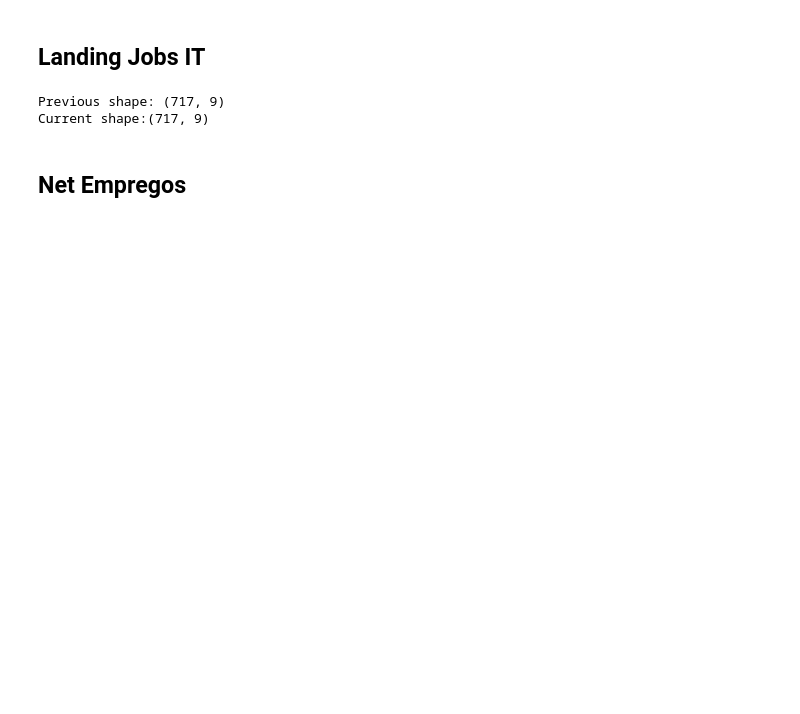
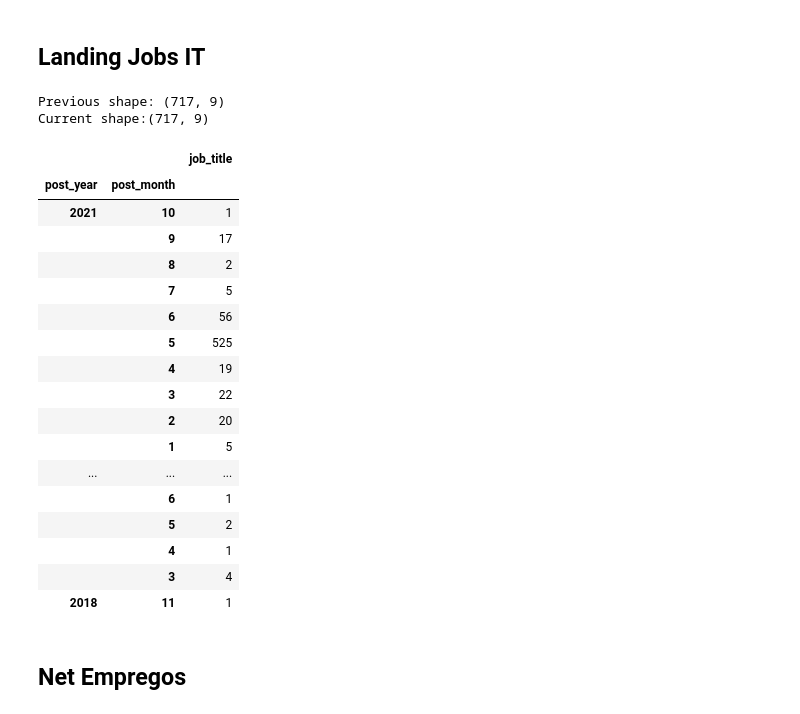
Before and after one commit to gilnribeiro/Work-Project, a Jupyter notebook: Thesis - Code/Data Cleaning/data_cleaning.ipynb, the cells around one changed output. Cells and saved outputs as stored; diff of their text form; code cells hidden in the pictures; blank space fills up the shorter version.

Commit message:
update data_cleaning

```diff
--- a/Thesis - Code/Data Cleaning/data_cleaning.ipynb
+++ b/Thesis - Code/Data Cleaning/data_cleaning.ipynb
@@ -230,7 +317,7 @@ landing_jobs_clean = (landing_jobs.
                     pipe(dropNullJobs).
                     pipe(postDatePreprocess, 'T').
                     pipe(toDatetime, ['scrape_date', 'post_date']).
-                    pipe(removeTags, 'job_title').
+                    # pipe(removeTags, 'job_title').
                     pipe(removeDupes)
 )
 
@@ -238,5 +325,28 @@ print(f'Previous shape: {landing_jobs.shape}\nCurrent shape:{landing_jobs_clean.
 # %% [output]
 Previous shape: (717, 9)
 Current shape:(717, 9)
+# %%
+landing_jobs_clean['post_year'] = landing_jobs_clean['post_date'].dt.year
+landing_jobs_clean['post_month'] = landing_jobs_clean['post_date'].dt.month
+pd.DataFrame(landing_jobs_clean.groupby(['post_year', 'post_month'])['job_title'].count()).sort_values(by=['post_year', 'post_month'], ascending=False)
+# %% [output]
+|  |  | job_title |
+| post_year | post_month |  |
+| 2021 | 10 | 1 |
+|  | 9 | 17 |
+|  | 8 | 2 |
+|  | 7 | 5 |
+|  | 6 | 56 |
+|  | 5 | 525 |
+|  | 4 | 19 |
+|  | 3 | 22 |
+|  | 2 | 20 |
+|  | 1 | 5 |
+| ... | ... | ... |
+|  | 6 | 1 |
+|  | 5 | 2 |
+|  | 4 | 1 |
+|  | 3 | 4 |
+| 2018 | 11 | 1 |
 # %% [markdown]
 ## Net Empregos
```
Also changed, not shown: parts of 24 cells of this notebook.
